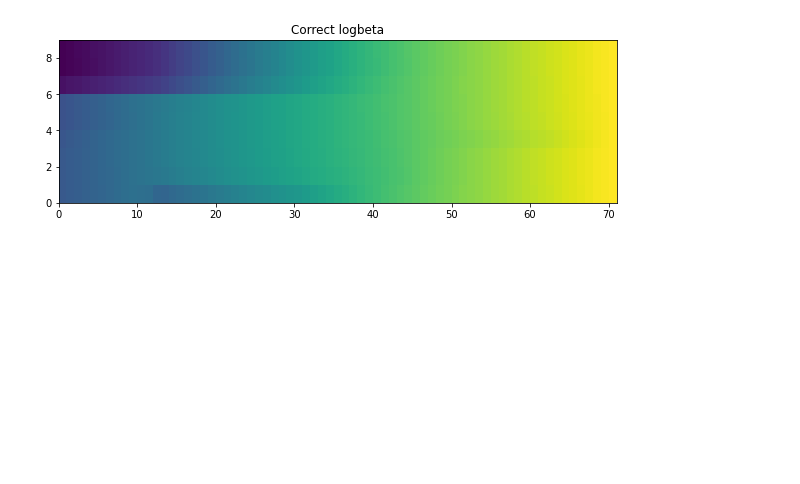
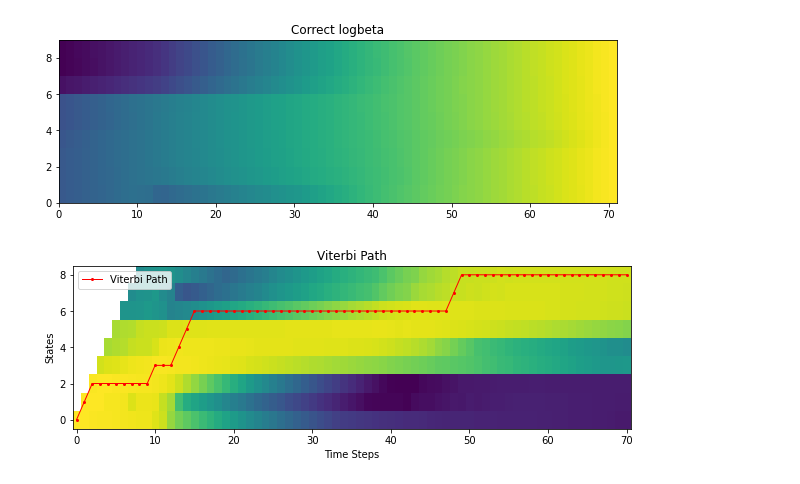
Before and after one commit to kyebinan/Speach-Speaker-Recognition, a Jupyter notebook: Lab2/lab2_main.ipynb, the cells around one changed output. Drawn from its saved outputs; the diff is of its cells as text; code cells hidden in the pictures; blank space fills up the shorter version.

```diff
--- a/Lab2/lab2_main.ipynb
+++ b/Lab2/lab2_main.ipynb
@@ -105,2 +87,29 @@ plt.show()
+# %%
+# Viterbi
+log_gamma = statePosteriors(logalpha, logbeta)
+
+example = np.load('lab2_example.npz', allow_pickle=True)['example'].item()
+observed_data = example['lmfcc']
+
+# Update means and covariances based on the observed data and computed state posteriors
+means, covars = updateMeanAndVar(observed_data, log_gamma, varianceFloor=5.0)
+
+# Compute emission probabilities if not already computed
+log_emlik = log_multivariate_normal_density_diag(observed_data, means, covars)
+
+# Compute Viterbi path and likelihood
+viterbi_loglik, viterbi_path = viterbi(log_emlik, np.log(one_spkr_word_HMMs['o']['startprob'][:-1]), np.log(one_spkr_word_HMMs['o']['transmat'][:-1, :-1]), forceFinalState=True)
+# %%
+fig, ax = plt.subplots(figsize=(10, 3))
+# Set 'origin' to 'lower' to reverse the y-axis
+ax.imshow(log_gamma.T, cmap='viridis', aspect='auto', interpolation='none', origin='lower')
+ax.plot(viterbi_path, color='r', marker='o', markersize=2, linestyle='-', linewidth=1, label='Viterbi Path')
+ax.set_title("Viterbi Path")
+ax.set_xlabel('Time Steps')
+ax.set_ylabel('States')
+ax.legend()
+plt.show()
+# %% [output]
+[figure, added]
 # %%
 # Baum-welch
```
Also changed, not shown: parts of 3 cells of this notebook, 1 other file.
